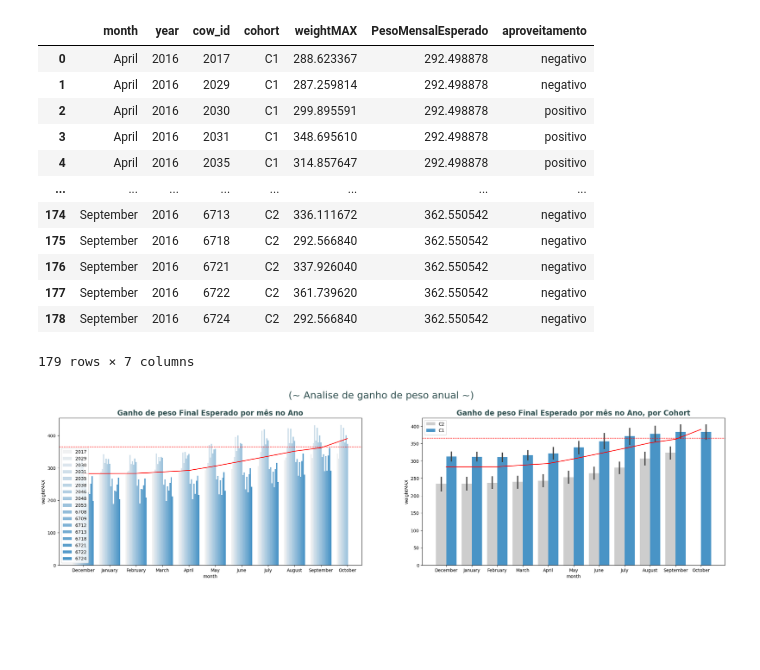
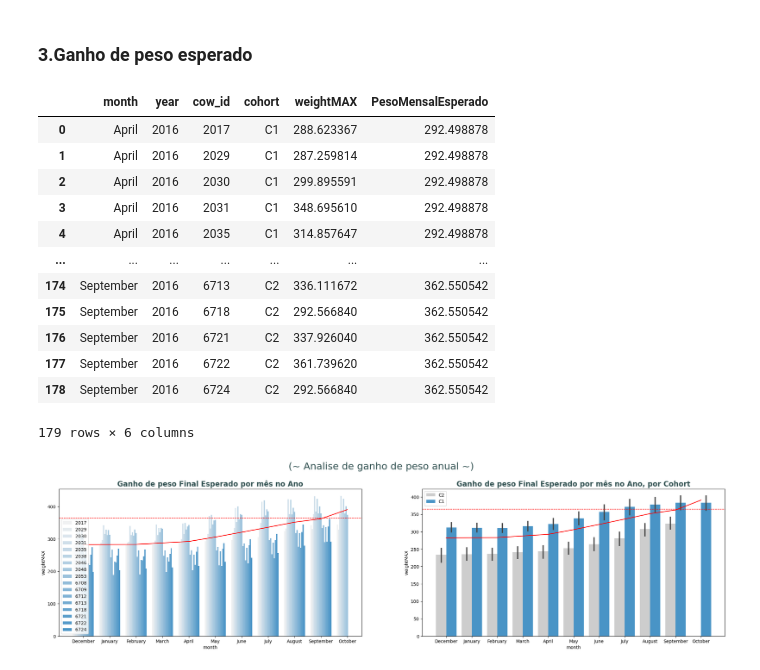
Before and after one commit to juliopk543/zootecnia-pecuaria-precisao, a Jupyter notebook: AnaliseRebanho(USD).gov/Analise/Crioulo-MesticoDeCorte-checkpoint.ipynb, the cells around one changed output. Saved outputs shown, nothing was run; the diff lists cells and outputs as text; code cells hidden in the pictures; blank space fills up the shorter version.

```diff
--- a/AnaliseRebanho(USD).gov/Analise/Crioulo-MesticoDeCorte-checkpoint.ipynb
+++ b/AnaliseRebanho(USD).gov/Analise/Crioulo-MesticoDeCorte-checkpoint.ipynb
@@ -119,11 +106,35 @@ cattleXC_pesoMensal = cattleXC.groupby(by=['month', 'year', 'cow_id', 'cohort'])
+# %% [markdown]
+### 3.Ganho de peso esperado
 # %%
-PesoRebanho_janeiro = cattleXC_pesoMensal[cattleXC_pesoMensal.month == 'January']['weightMAX'].mean()
+# Agrupando o peso maximo de cada mês
+cattleXC_pesoMensal = cattleXC.groupby(by=['month', 'year', 'cow_id', 'cohort'])['weight'].max().reset_index().sort_values(by='cow_id').rename(columns={'weight': 'weightMAX'})
+
+# Extraindo a Media do peso de rebanho no primeiro mês de pesquisa.
+MediaDoPrimeiroMes = cattleXC_pesoMensal[cattleXC_pesoMensal.month == 'December']['weightMAX'].mean()
 
 # Peso Final Esperado
-PesoFinalEsperado = (PesoRebanho_janeiro + 90) # https://dicas.boisaude.com.br/quantas-arrobas-um-bezerro-engorda-por-ano/
+PesoFinalEsperado = (MediaDoPrimeiroMes + 90) # https://dicas.boisaude.com.br/quantas-arrobas-um-bezerro-engorda-por-ano/
 PesoFinalEsperado
 
 # Peso Mensal Esperado
 PME = (90/12) # https://dicas.boisaude.com.br/quantas-arrobas-um-bezerro-engorda-por-ano/
 PesoMensalEsperado = cattleXC_pesoMensal.groupby(by=['month'])['weightMAX'].mean().reset_index().rename(columns={'weightMAX': 'weightMEAN'})
 PesoMensalEsperado['PesoMensalEsperado'] = PesoMensalEsperado['weightMEAN'] + PME
+
+# Merge
+cattleXC_pesoMensal = cattleXC_pesoMensal.merge(PesoMensalEsperado[['month', 'PesoMensalEsperado']], on='month')
+cattleXC_pesoMensal
+# %% [output]
+|  | month | year | cow_id | cohort | weightMAX | PesoMensalEsperado |
+| 0 | April | 2016 | 2017 | C1 | 288.623367 | 292.498878 |
+| 1 | April | 2016 | 2029 | C1 | 287.259814 | 292.498878 |
+| 2 | April | 2016 | 2030 | C1 | 299.895591 | 292.498878 |
+| 3 | April | 2016 | 2031 | C1 | 348.695610 | 292.498878 |
+| 4 | April | 2016 | 2035 | C1 | 314.857647 | 292.498878 |
+| ... | ... | ... | ... | ... | ... | ... |
+| 174 | September | 2016 | 6713 | C2 | 336.111672 | 362.550542 |
+| 175 | September | 2016 | 6718 | C2 | 292.566840 | 362.550542 |
+| 176 | September | 2016 | 6721 | C2 | 337.926040 | 362.550542 |
+| 177 | September | 2016 | 6722 | C2 | 361.739620 | 362.550542 |
+| 178 | September | 2016 | 6724 | C2 | 292.566840 | 362.550542 |
+179 rows × 6 columns
@@ -138,27 +147,27 @@ warnings.simplefilter(action='ignore', category=SettingWithCopyWarning)
 # Convertendo Arroba
 cattleXC_pesoMensal['aproveitamento'] = ((cattleXC_pesoMensal.weightMAX / cattleXC_pesoMensal.PesoMensalEsperado) * 100) - 100
 
-def categorial(x):
+def aproveitamento(x):
     if x < 0:
         return 'negativo'
     elif x > 0:
         return 'positivo'
     return None
 
-cattleXC_pesoMensal['aproveitamento'] = cattleXC_pesoMensal['aproveitamento'].apply(categorial)
+# Criando coluna de aproveitamento acima do esperado
+cattleXC_pesoMensal['aproveitamento'] = cattleXC_pesoMensal['aproveitamento'].apply(aproveitamento)
+cattleXC_pesoMensal
 
-cattleXC_pesoMensal
+
+# Função para ordenar os meses
+def month_sort(column):
+    """
+     O primeiro mês de registrado foi dezembro, por esse motivo é necessario a função Month_sort para ordenar
+     as datas no periodo correto.
+    """
+    month = ['December', 'January', 'February', 'March', 'April', 'May', 'June', 'July', 'August', 'September', 'October']
+    correspondence = {month: order for order, month in enumerate(month)}
+    return column.map(correspondence)
+
+# Ordenando os meses
+cattleXC_pesoMensal = cattleXC_pesoMensal.sort_values(by='month', key=month_sort)
-# %% [output]
-|  | month | year | cow_id | cohort | weightMAX | PesoMensalEsperado | aproveitamento |
-| 0 | April | 2016 | 2017 | C1 | 288.623367 | 292.498878 | negativo |
-| 1 | April | 2016 | 2029 | C1 | 287.259814 | 292.498878 | negativo |
-| 2 | April | 2016 | 2030 | C1 | 299.895591 | 292.498878 | positivo |
-| 3 | April | 2016 | 2031 | C1 | 348.695610 | 292.498878 | positivo |
-| 4 | April | 2016 | 2035 | C1 | 314.857647 | 292.498878 | positivo |
-| ... | ... | ... | ... | ... | ... | ... | ... |
-| 174 | September | 2016 | 6713 | C2 | 336.111672 | 362.550542 | negativo |
-| 175 | September | 2016 | 6718 | C2 | 292.566840 | 362.550542 | negativo |
-| 176 | September | 2016 | 6721 | C2 | 337.926040 | 362.550542 | negativo |
-| 177 | September | 2016 | 6722 | C2 | 361.739620 | 362.550542 | negativo |
-| 178 | September | 2016 | 6724 | C2 | 292.566840 | 362.550542 | negativo |
-179 rows × 7 columns
```
Also changed, not shown: parts of 18 cells of this notebook.
